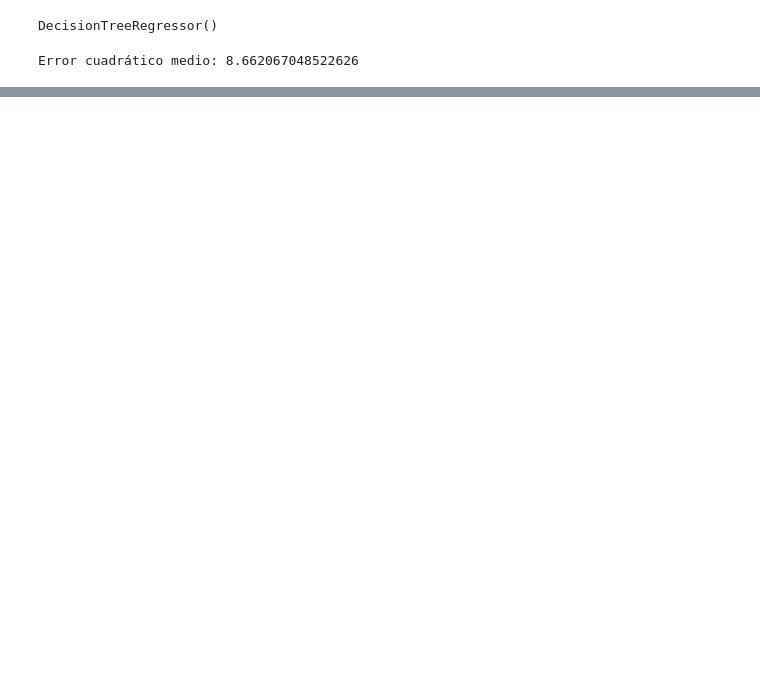
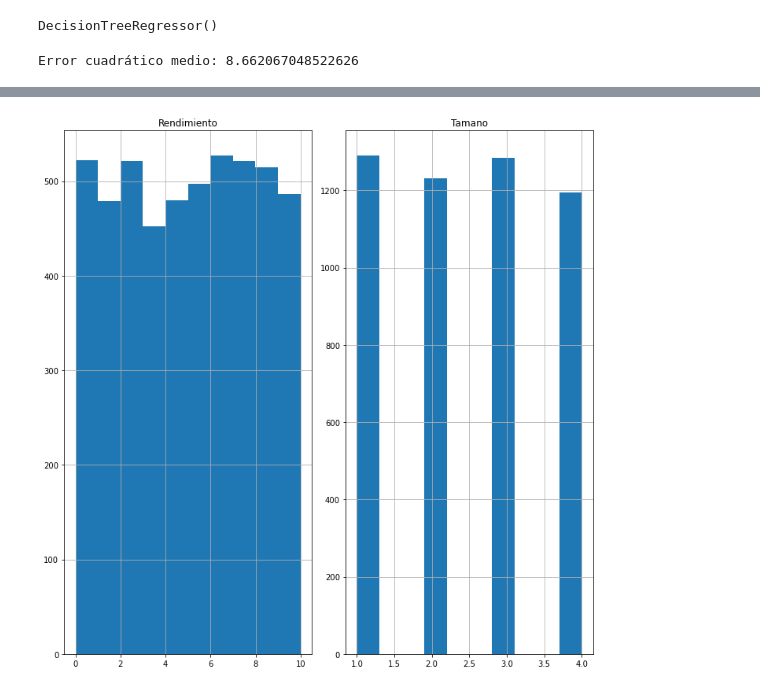
Before and after one commit to lorenzoo014/practica_con_orange, a Jupyter notebook: fichero(python).ipynb, the cells around one changed output, grey strips where cells are left out. Drawn from its saved outputs; the diff is of its cells as text; code cells hidden in the pictures; blank space fills up the shorter version.

```diff
--- a/fichero(python).ipynb
+++ b/fichero(python).ipynb
@@ -164,0 +159,8 @@ Error cuadrático medio: 8.662067048522626
+# %%
+# Explorar los datos y visualizar las variables
+# Por ejemplo, aquí se muestra un histograma para cada variable
+df.hist(figsize=(10, 10))
+plt.tight_layout()
+plt.show()
+# %% [output]
+[figure, added]
```
Also changed, not shown: parts of 8 cells of this notebook.
